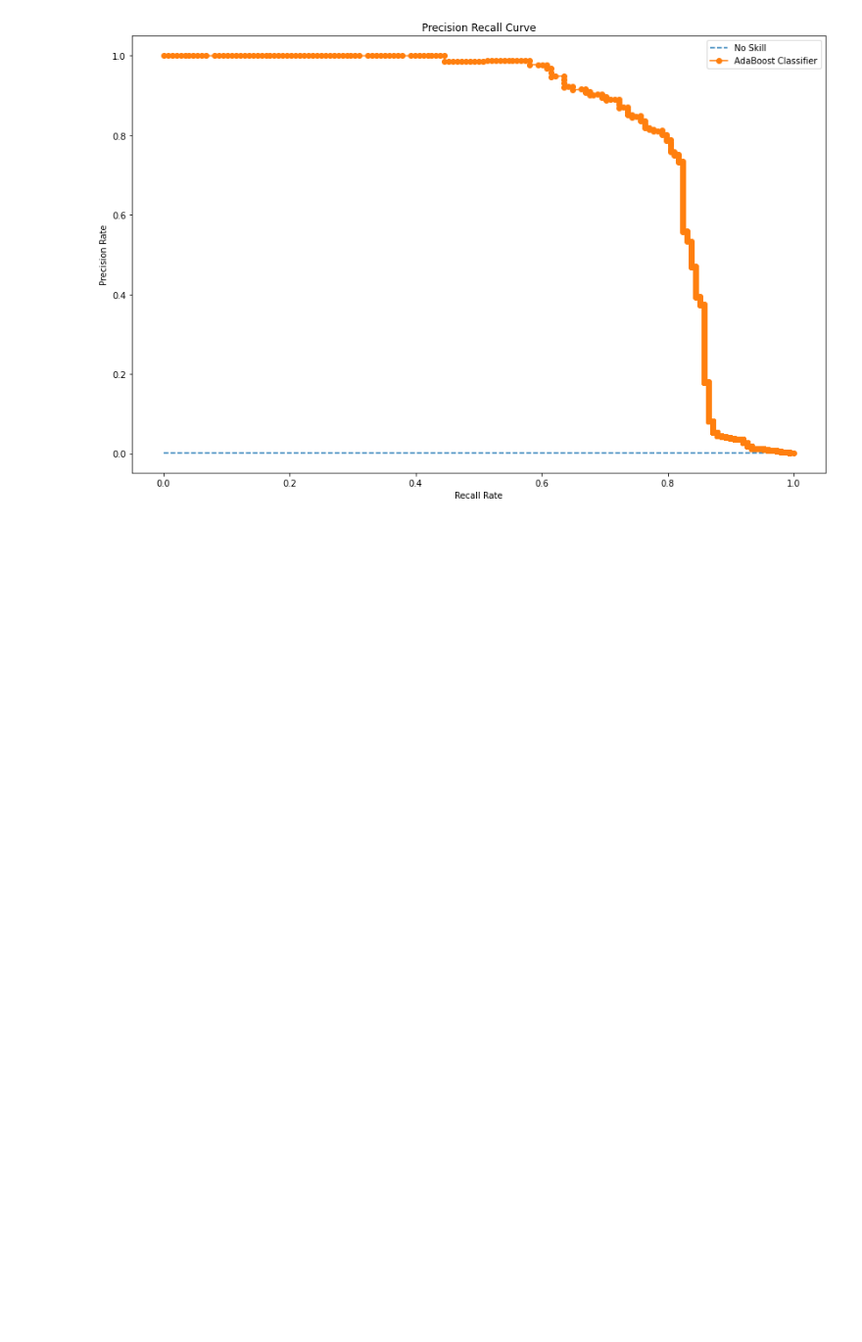
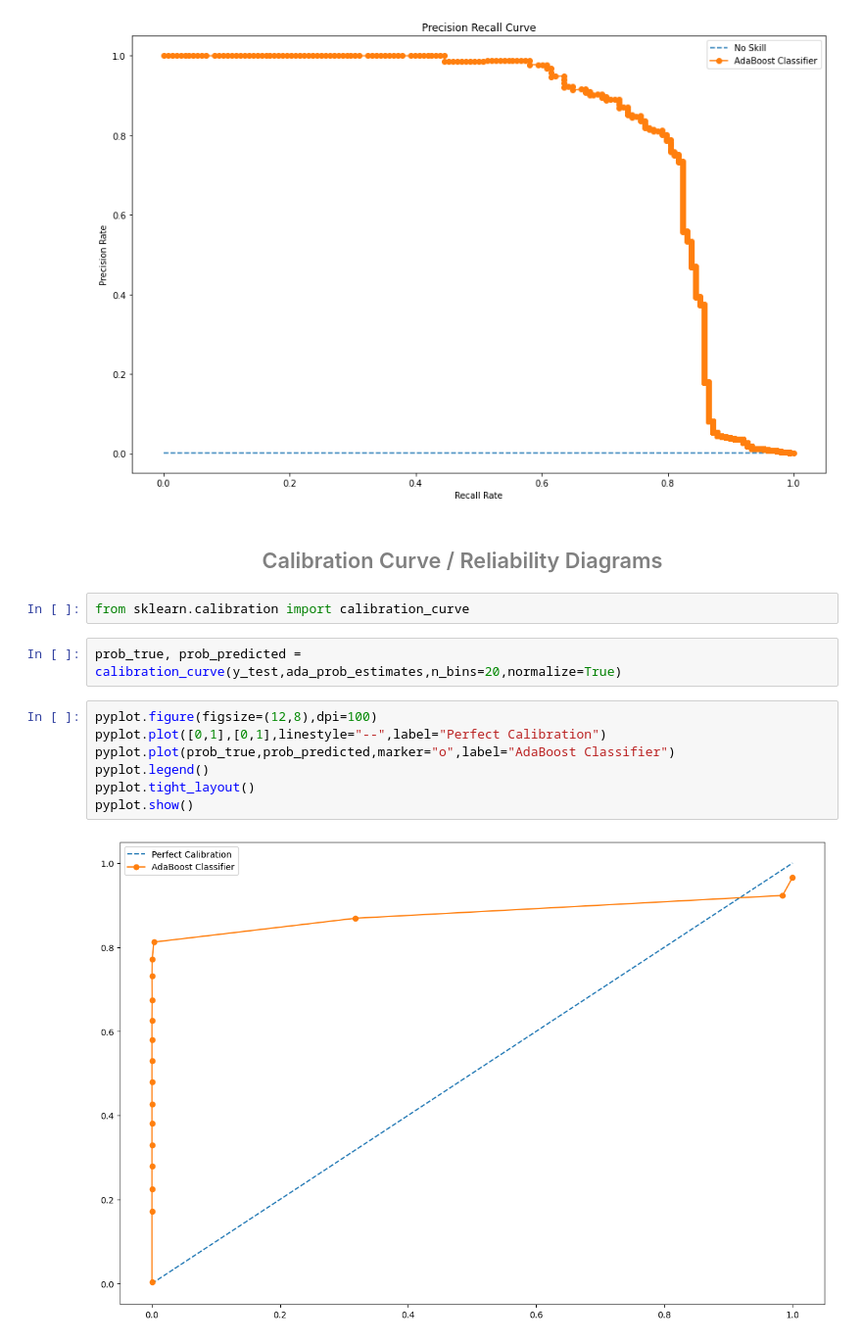
Before and after one commit to bthakr1/Machine_Learning, a Jupyter notebook: Boosting.ipynb, the cells around one changed output. Shown: that part at 98% size. Cells and saved outputs as stored; diff of their text form; blank space fills up the shorter version.

Commit message:
added final code for AdaBoost Classifier

```diff
--- a/Boosting.ipynb
+++ b/Boosting.ipynb
@@ -292,3 +292,18 @@ pyplot.legend()
 pyplot.tight_layout()
 # %% [output]
 [figure]
+# %% [markdown]
+<h2><center><font color="grey"> Calibration Curve / Reliability Diagrams </center></h2>
+# %%
+from sklearn.calibration import calibration_curve
+# %%
+prob_true, prob_predicted = calibration_curve(y_test,ada_prob_estimates,n_bins=20,normalize=True)
+# %%
+pyplot.figure(figsize=(12,8),dpi=100)
+pyplot.plot([0,1],[0,1],linestyle="--",label="Perfect Calibration")
+pyplot.plot(prob_true,prob_predicted,marker="o",label="AdaBoost Classifier")
+pyplot.legend()
+pyplot.tight_layout()
+pyplot.show()
+# %% [output]
+[figure, added]
```
Also changed, not shown: parts of 6 cells of this notebook.
